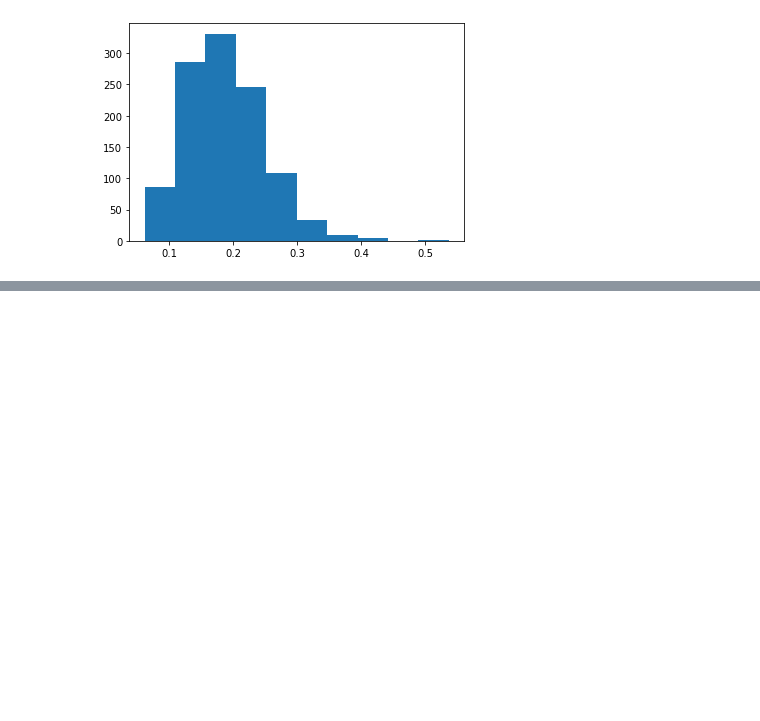
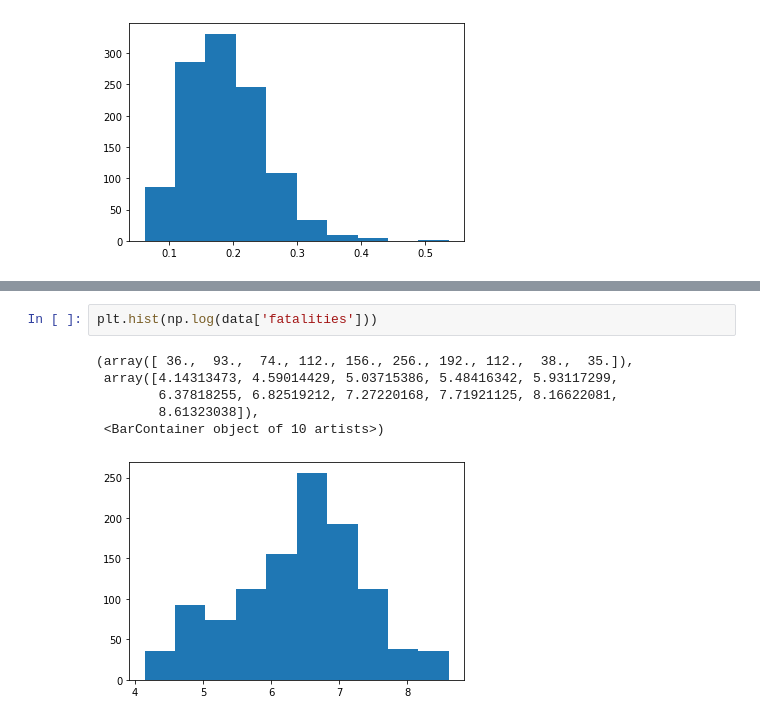
Before and after one commit to yazenkk/ARE213_Fall2023, a Jupyter notebook: PSet 2/Python/ARE213 PSet2 Question1.ipynb, the cells around one changed output, grey strips where cells are left out. Drawn from its saved outputs; the diff is of its cells as text; blank space fills up the shorter version.

```diff
--- a/PSet 2/Python/ARE213 PSet2 Question1.ipynb
+++ b/PSet 2/Python/ARE213 PSet2 Question1.ipynb
@@ -128,0 +140,9 @@ plt.hist(data['fatal_per_cap_1000'])
+# %%
+plt.hist(np.log(data['fatalities']))
+# %% [output]
+(array([ 36.,  93.,  74., 112., 156., 256., 192., 112.,  38.,  35.]),
+ array([4.14313473, 4.59014429, 5.03715386, 5.48416342, 5.93117299,
+        6.37818255, 6.82519212, 7.27220168, 7.71921125, 8.16622081,
+        8.61323038]),
+ <BarContainer object of 10 artists>)
+[figure, added]
```
Also changed, not shown: parts of 16 cells of this notebook.
